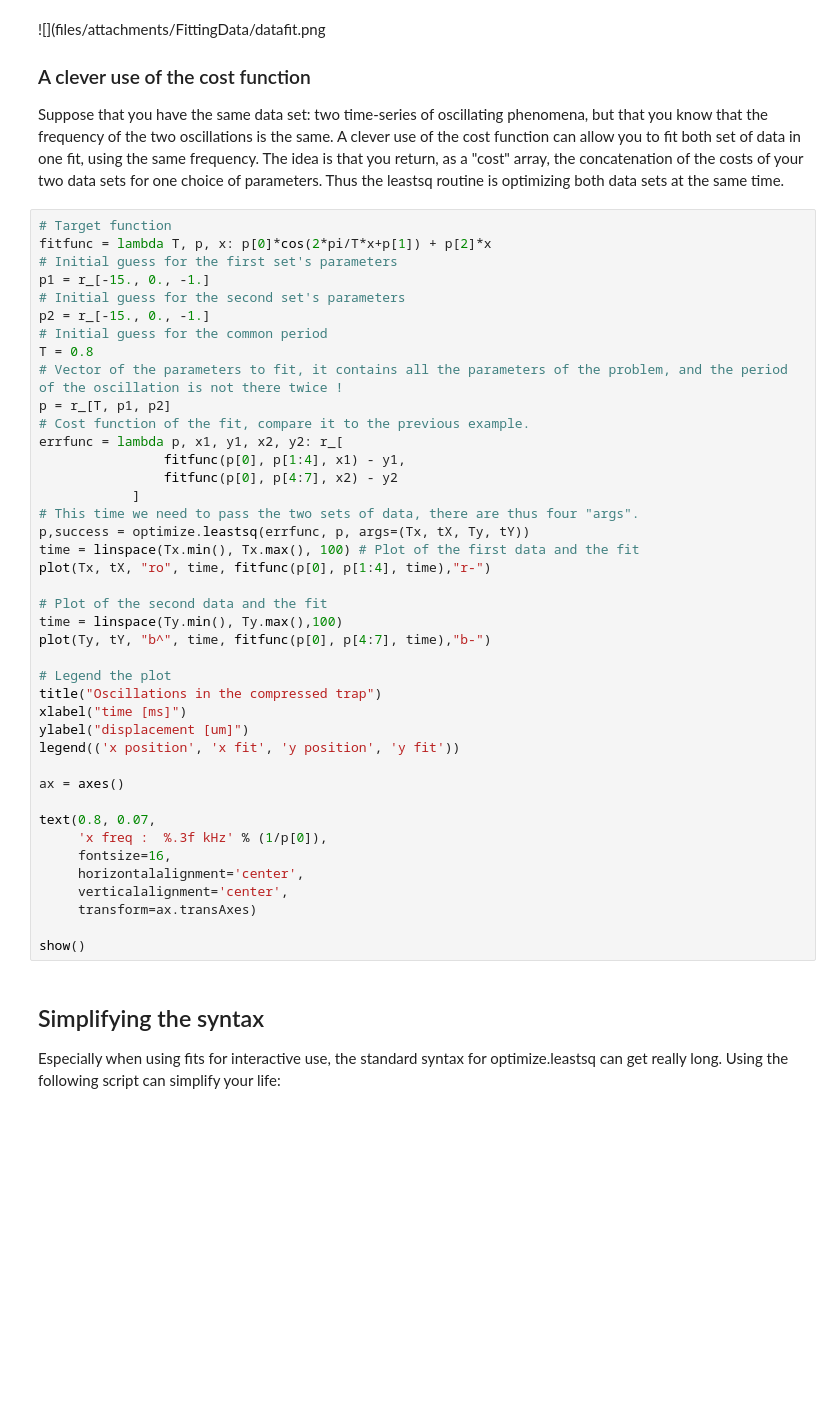
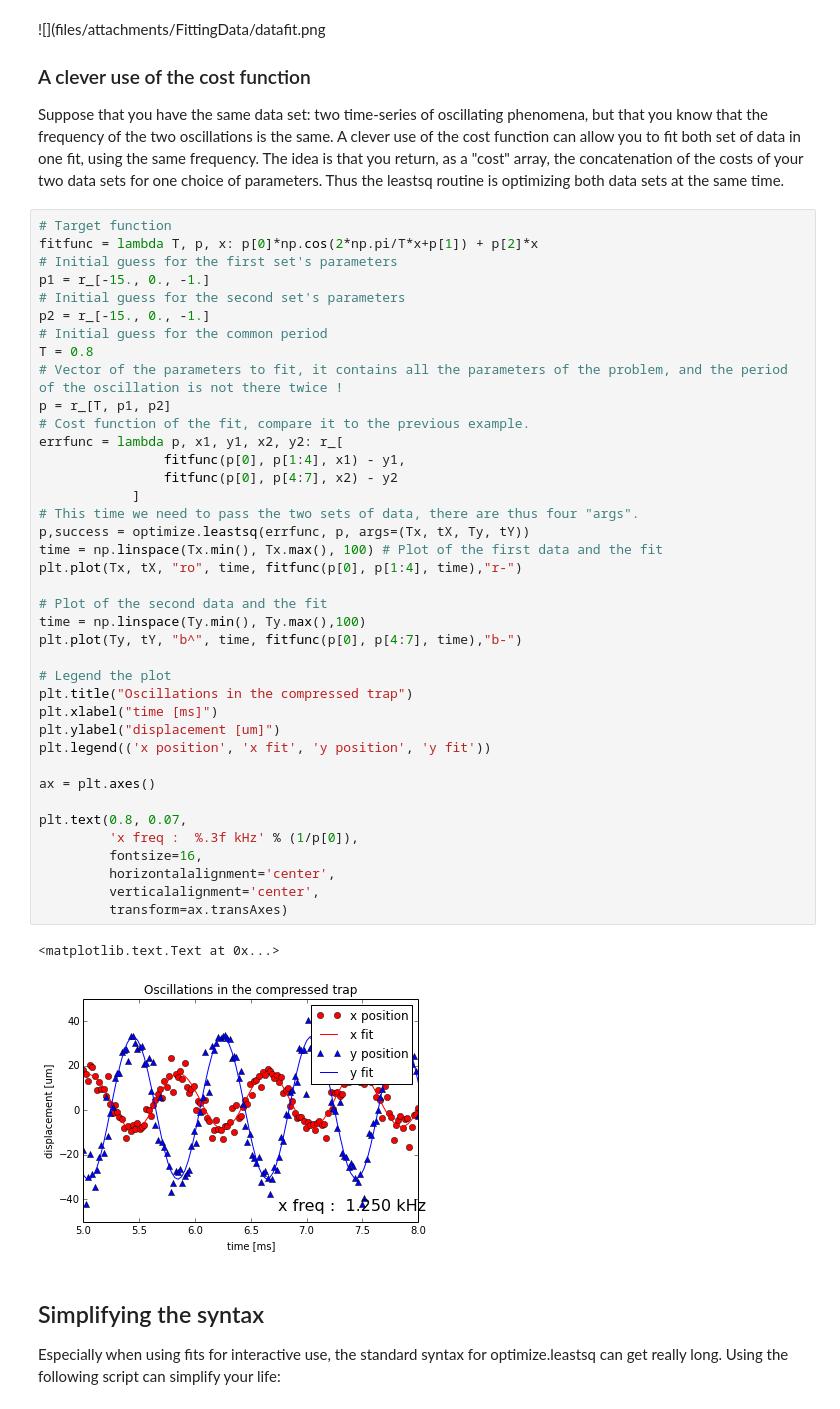
Before and after one commit to scipy/scipy-cookbook, a Jupyter notebook: ipython/FittingData.ipynb, the cells around one changed output. Saved outputs shown, nothing was run; the diff lists cells and outputs as text; blank space fills up the shorter version.

Commit message:
First pass getting notebook to run

```diff
--- a/ipython/FittingData.ipynb
+++ b/ipython/FittingData.ipynb
@@ -81,45 +81,46 @@ data sets for one choice of parameters. Thus the leastsq routine is
 optimizing both data sets at the same time.
 # %%
 # Target function
-fitfunc = lambda T, p, x: p[0]*cos(2*pi/T*x+p[1]) + p[2]*x
+fitfunc = lambda T, p, x: p[0]*np.cos(2*np.pi/T*x+p[1]) + p[2]*x
 # Initial guess for the first set's parameters
 p1 = r_[-15., 0., -1.]
 # Initial guess for the second set's parameters
 p2 = r_[-15., 0., -1.]
 # Initial guess for the common period
 T = 0.8
 # Vector of the parameters to fit, it contains all the parameters of the problem, and the period of the oscillation is not there twice !
 p = r_[T, p1, p2]
 # Cost function of the fit, compare it to the previous example.
 errfunc = lambda p, x1, y1, x2, y2: r_[
                 fitfunc(p[0], p[1:4], x1) - y1,
                 fitfunc(p[0], p[4:7], x2) - y2
             ]
 # This time we need to pass the two sets of data, there are thus four "args".
 p,success = optimize.leastsq(errfunc, p, args=(Tx, tX, Ty, tY))
-time = linspace(Tx.min(), Tx.max(), 100) # Plot of the first data and the fit
-plot(Tx, tX, "ro", time, fitfunc(p[0], p[1:4], time),"r-")
+time = np.linspace(Tx.min(), Tx.max(), 100) # Plot of the first data and the fit
+plt.plot(Tx, tX, "ro", time, fitfunc(p[0], p[1:4], time),"r-")
 
 # Plot of the second data and the fit
-time = linspace(Ty.min(), Ty.max(),100)
-plot(Ty, tY, "b^", time, fitfunc(p[0], p[4:7], time),"b-")
+time = np.linspace(Ty.min(), Ty.max(),100)
+plt.plot(Ty, tY, "b^", time, fitfunc(p[0], p[4:7], time),"b-")
 
 # Legend the plot
-title("Oscillations in the compressed trap")
-xlabel("time [ms]")
-ylabel("displacement [um]")
-legend(('x position', 'x fit', 'y position', 'y fit'))
+plt.title("Oscillations in the compressed trap")
+plt.xlabel("time [ms]")
+plt.ylabel("displacement [um]")
+plt.legend(('x position', 'x fit', 'y position', 'y fit'))
 
-ax = axes()
+ax = plt.axes()
 
-text(0.8, 0.07,
-     'x freq :  %.3f kHz' % (1/p[0]),
-     fontsize=16,
-     horizontalalignment='center',
-     verticalalignment='center',
-     transform=ax.transAxes)
-
-show()
+plt.text(0.8, 0.07,
+         'x freq :  %.3f kHz' % (1/p[0]),
+         fontsize=16,
+         horizontalalignment='center',
+         verticalalignment='center',
+         transform=ax.transAxes)
+# %% [output]
+<matplotlib.text.Text at 0x...>
+[figure, added]
 # %% [markdown]
 Simplifying the syntax
 ----------------------
```
Also changed, not shown: parts of 11 cells of this notebook.
